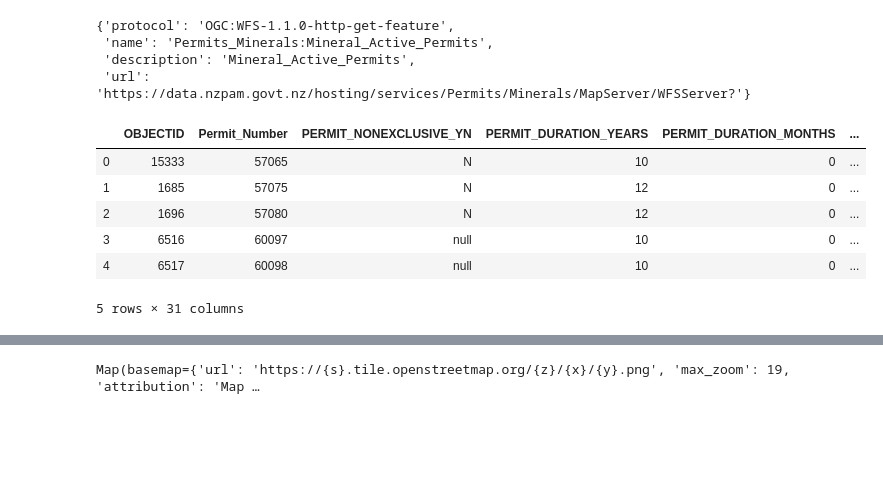
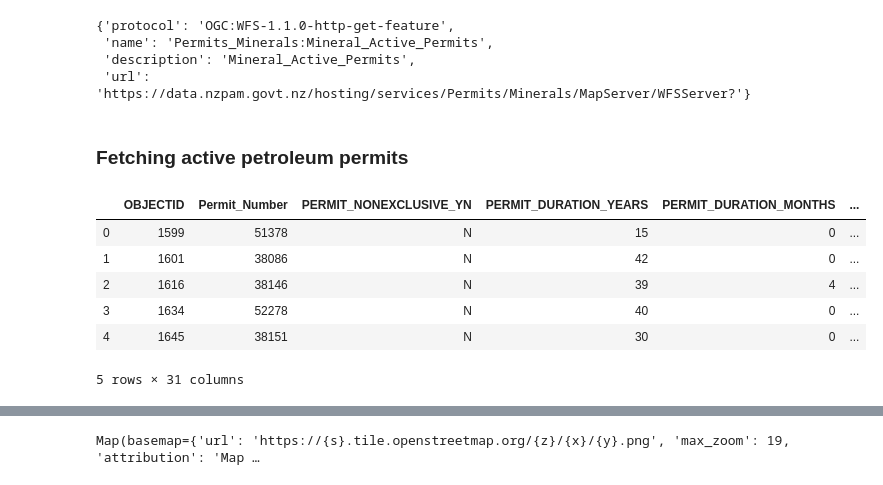
Before and after one commit to VenkataramananSelvaraju/Jupyter-Notebooks, a Jupyter notebook: Use Case/Use Case 3.ipynb, the cells around one changed output, grey strips where cells are left out. Drawn from its saved outputs; the diff is of its cells as text; code cells hidden in the pictures; blank space fills up the shorter version.

```diff
--- a/Use Case/Use Case 3.ipynb
+++ b/Use Case/Use Case 3.ipynb
@@ -68,30 +186,31 @@ mineral_permit_layer
  'name': 'Permits_Minerals:Mineral_Active_Permits',
  'description': 'Mineral_Active_Permits',
  'url': 'https://data.nzpam.govt.nz/hosting/services/Permits/Minerals/MapServer/WFSServer?'}
+# %% [markdown]
+### Fetching active petroleum permits
 # %%
 import geopandas as gpd
 from requests import Request
 from owslib.wfs import WebFeatureService
 
 params = dict(
     service='WFS',
     version="2.0.0",
     request='GetFeature',
     typeName=petro_permit_layer['name'],
     outputFormat='geojson',
-    srsname='urn:ogc:def:crs:EPSG::4326',
-    bbox='173.56,-39.24,175.47,-36.44'
+    srsname='urn:ogc:def:crs:EPSG::4326'
 )
 q = Request('GET', petro_permit_layer['url'], params=params).prepare().url
 
 petroleum_df = gpd.read_file(q)
 
 petroleum_df.head()
 # %% [output]
 |  | OBJECTID | Permit_Number | PERMIT_NONEXCLUSIVE_YN | PERMIT_DURATION_YEARS | PERMIT_DURATION_MONTHS | ... |
-| 0 | 15333 | 57065 | N | 10 | 0 | ... |
-| 1 | 1685 | 57075 | N | 12 | 0 | ... |
-| 2 | 1696 | 57080 | N | 12 | 0 | ... |
-| 3 | 6516 | 60097 | null | 10 | 0 | ... |
-| 4 | 6517 | 60098 | null | 10 | 0 | ... |
+| 0 | 1599 | 51378 | N | 15 | 0 | ... |
+| 1 | 1601 | 38086 | N | 42 | 0 | ... |
+| 2 | 1616 | 38146 | N | 39 | 4 | ... |
+| 3 | 1634 | 52278 | N | 40 | 0 | ... |
+| 4 | 1645 | 38151 | N | 30 | 0 | ... |
 5 rows × 31 columns
```
Also changed, not shown: parts of 27 cells of this notebook.
